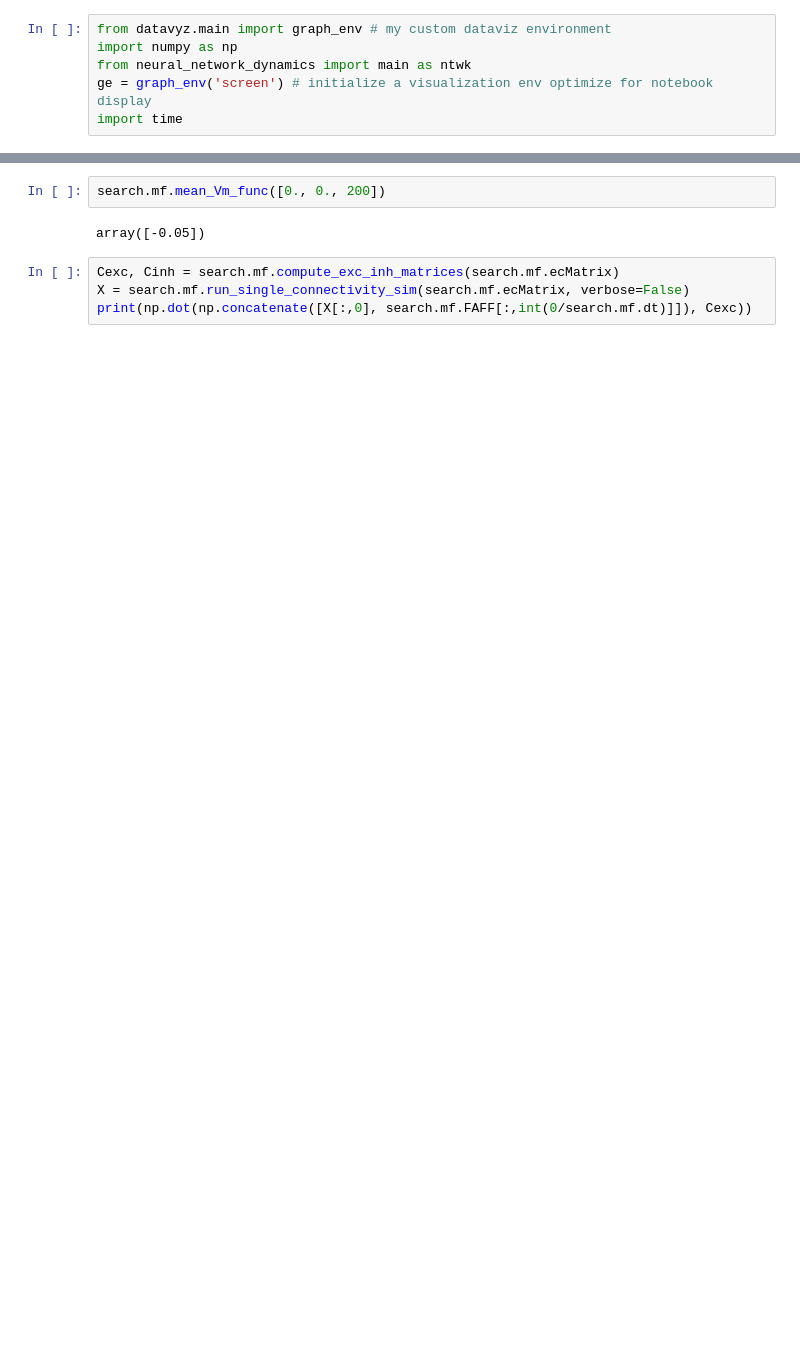
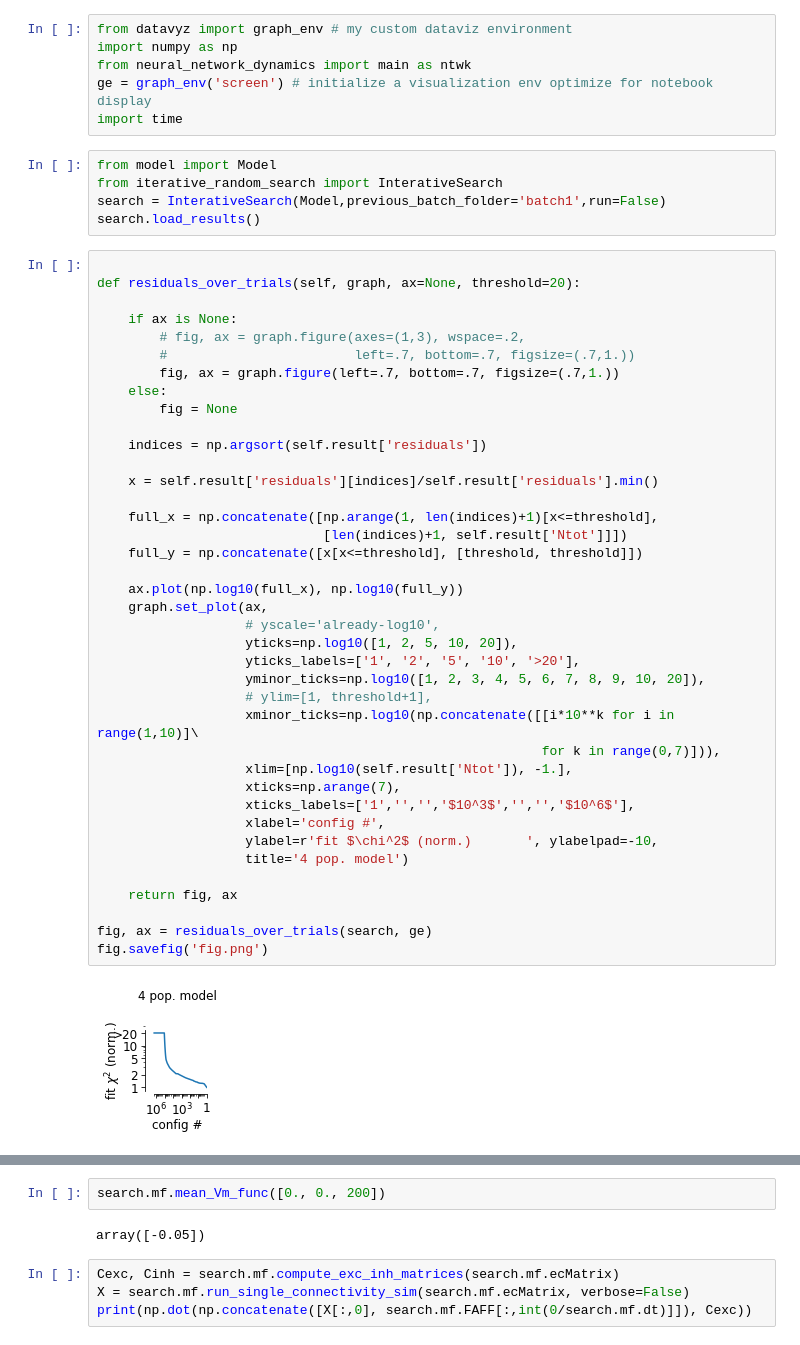
Before and after one commit to yzerlaut/spkNtwk-cortStatesWakefulness, a Jupyter notebook: notebook.ipynb, the cells around one changed output, grey strips where cells are left out. Cells and saved outputs as stored; diff of their text form; blank space fills up the shorter version.

Commit message:
residual fig

```diff
--- a/notebook.ipynb
+++ b/notebook.ipynb
@@ -1,6 +1,52 @@
 # %%
-from datavyz.main import graph_env # my custom dataviz environment
+from datavyz import graph_env # my custom dataviz environment
 import numpy as np
 from neural_network_dynamics import main as ntwk
 ge = graph_env('screen') # initialize a visualization env optimize for notebook display
 import time
+# %%
+from model import Model
+from iterative_random_search import InterativeSearch
+search = InterativeSearch(Model,previous_batch_folder='batch1',run=False)
+search.load_results()
+# %%
+
+def residuals_over_trials(self, graph, ax=None, threshold=20):
+
+    if ax is None:
+        # fig, ax = graph.figure(axes=(1,3), wspace=.2,
+        #                        left=.7, bottom=.7, figsize=(.7,1.))
+        fig, ax = graph.figure(left=.7, bottom=.7, figsize=(.7,1.))
+    else:
+        fig = None
+
+    indices = np.argsort(self.result['residuals'])
+
+    x = self.result['residuals'][indices]/self.result['residuals'].min()
+
+    full_x = np.concatenate([np.arange(1, len(indices)+1)[x<=threshold],
+                             [len(indices)+1, self.result['Ntot']]])
+    full_y = np.concatenate([x[x<=threshold], [threshold, threshold]])
+
+    ax.plot(np.log10(full_x), np.log10(full_y))
+    graph.set_plot(ax,
+                   # yscale='already-log10',
+                   yticks=np.log10([1, 2, 5, 10, 20]),
+                   yticks_labels=['1', '2', '5', '10', '>20'],
+                   yminor_ticks=np.log10([1, 2, 3, 4, 5, 6, 7, 8, 9, 10, 20]),
+                   # ylim=[1, threshold+1],
+                   xminor_ticks=np.log10(np.concatenate([[i*10**k for i in range(1,10)]\
+                                                         for k in range(0,7)])),
+                   xlim=[np.log10(self.result['Ntot']), -1.],
+                   xticks=np.arange(7),
+                   xticks_labels=['1','','','$10^3$','','','$10^6$'],
+                   xlabel='config #',
+                   ylabel=r'fit $\chi^2$ (norm.)       ', ylabelpad=-10,
+                   title='4 pop. model')
+
+    return fig, ax
+
+fig, ax = residuals_over_trials(search, ge)
+fig.savefig('fig.png')
+# %% [output]
+[figure, added]
```
Also changed, not shown: parts of 15 cells of this notebook, 1 other file.
